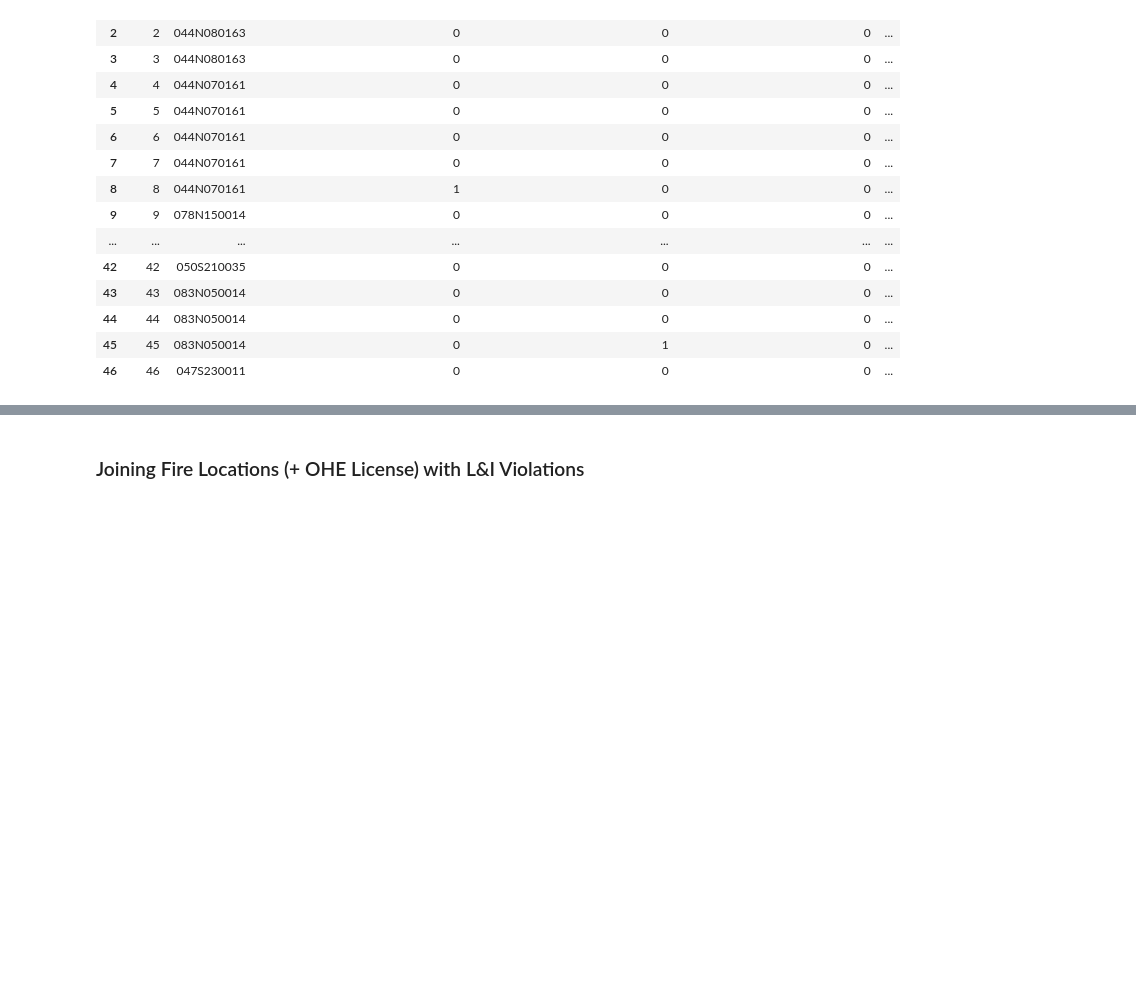
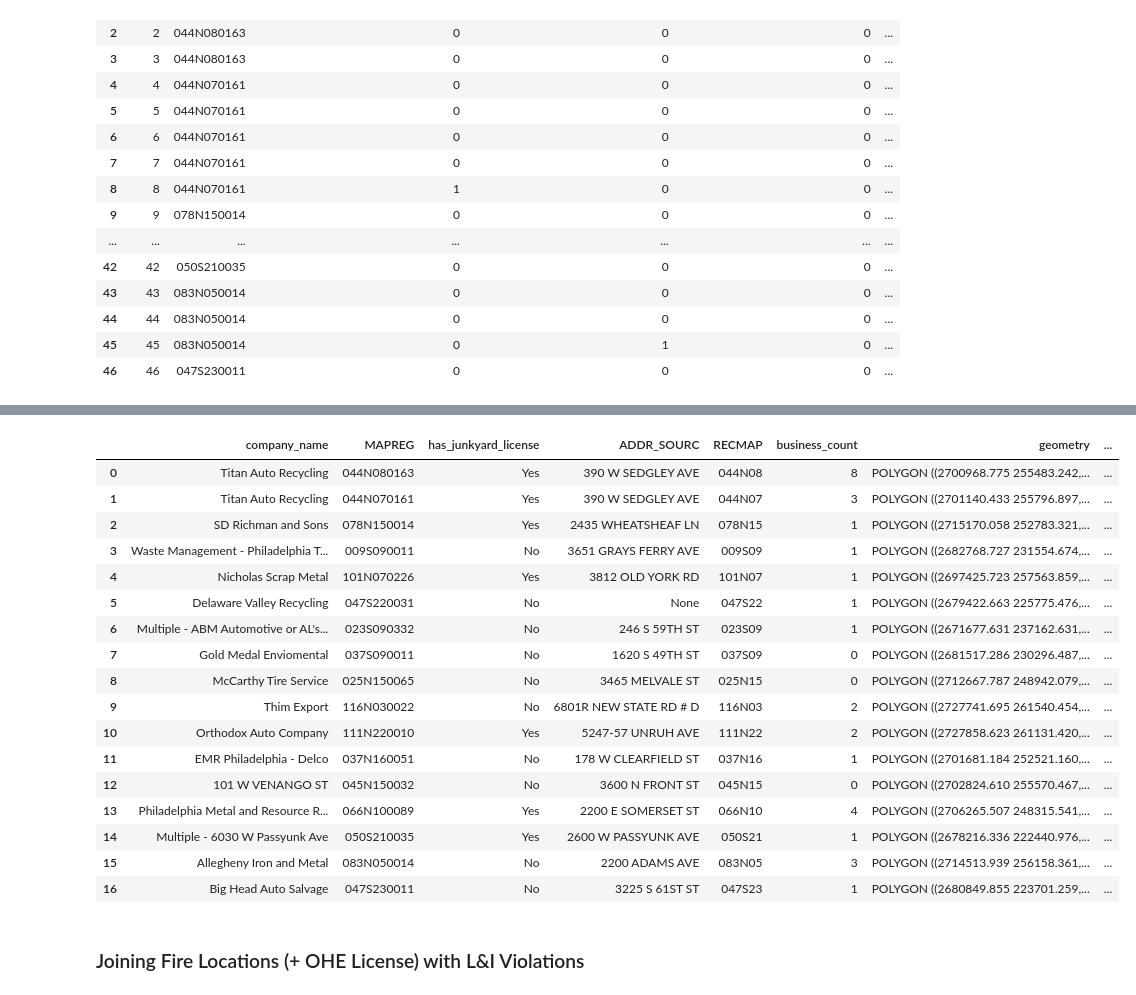
Before and after one commit to CoWoGeo/PUS2022_CWolk, a Jupyter notebook: ProjectLanthamWolk/LIViolations.ipynb, the cells around one changed output, grey strips where cells are left out. Drawn from its saved outputs; the diff is of its cells as text; code cells hidden in the pictures; blank space fills up the shorter version.

Commit message:
L&I violations for junkyard license locations and fire locations

```diff
--- a/ProjectLanthamWolk/LIViolations.ipynb
+++ b/ProjectLanthamWolk/LIViolations.ipynb
@@ -972,3 +988,24 @@ fires_oh.drop(columns="index", inplace=True)
+# %%
+fires_oh
+# %% [output]
+|  | company_name | MAPREG | has_junkyard_license | ADDR_SOURC | RECMAP | business_count | geometry | ... |
+| 0 | Titan Auto Recycling | 044N080163 | Yes | 390 W SEDGLEY AVE | 044N08 | 8 | POLYGON ((2700968.775 255483.242,... | ... |
+| 1 | Titan Auto Recycling | 044N070161 | Yes | 390 W SEDGLEY AVE | 044N07 | 3 | POLYGON ((2701140.433 255796.897,... | ... |
+| 2 | SD Richman and Sons | 078N150014 | Yes | 2435 WHEATSHEAF LN | 078N15 | 1 | POLYGON ((2715170.058 252783.321,... | ... |
+| 3 | Waste Management - Philadelphia T... | 009S090011 | No | 3651 GRAYS FERRY AVE | 009S09 | 1 | POLYGON ((2682768.727 231554.674,... | ... |
+| 4 | Nicholas Scrap Metal | 101N070226 | Yes | 3812 OLD YORK RD | 101N07 | 1 | POLYGON ((2697425.723 257563.859,... | ... |
+| 5 | Delaware Valley Recycling | 047S220031 | No | None | 047S22 | 1 | POLYGON ((2679422.663 225775.476,... | ... |
+| 6 | Multiple - ABM Automotive or AL's... | 023S090332 | No | 246 S 59TH ST | 023S09 | 1 | POLYGON ((2671677.631 237162.631,... | ... |
+| 7 | Gold Medal Enviomental | 037S090011 | No | 1620 S 49TH ST | 037S09 | 0 | POLYGON ((2681517.286 230296.487,... | ... |
+| 8 | McCarthy Tire Service | 025N150065 | No | 3465 MELVALE ST | 025N15 | 0 | POLYGON ((2712667.787 248942.079,... | ... |
+| 9 | Thim Export | 116N030022 | No | 6801R NEW STATE RD # D | 116N03 | 2 | POLYGON ((2727741.695 261540.454,... | ... |
+| 10 | Orthodox Auto Company | 111N220010 | Yes | 5247-57 UNRUH AVE | 111N22 | 2 | POLYGON ((2727858.623 261131.420,... | ... |
+| 11 | EMR Philadelphia - Delco | 037N160051 | No | 178 W CLEARFIELD ST | 037N16 | 1 | POLYGON ((2701681.184 252521.160,... | ... |
+| 12 | 101 W VENANGO ST | 045N150032 | No | 3600 N FRONT ST | 045N15 | 0 | POLYGON ((2702824.610 255570.467,... | ... |
+| 13 | Philadelphia Metal and Resource R... | 066N100089 | Yes | 2200 E SOMERSET ST | 066N10 | 4 | POLYGON ((2706265.507 248315.541,... | ... |
+| 14 | Multiple - 6030 W Passyunk Ave | 050S210035 | Yes | 2600 W PASSYUNK AVE | 050S21 | 1 | POLYGON ((2678216.336 222440.976,... | ... |
+| 15 | Allegheny Iron and Metal | 083N050014 | No | 2200 ADAMS AVE | 083N05 | 3 | POLYGON ((2714513.939 256158.361,... | ... |
+| 16 | Big Head Auto Salvage | 047S230011 | No | 3225 S 61ST ST | 047S23 | 1 | POLYGON ((2680849.855 223701.259,... | ... |
 # %% [markdown]
 ### Joining Fire Locations (+ OHE License) with L&I Violations
 # %%
```
Also changed, not shown: parts of 4 cells of this notebook.
